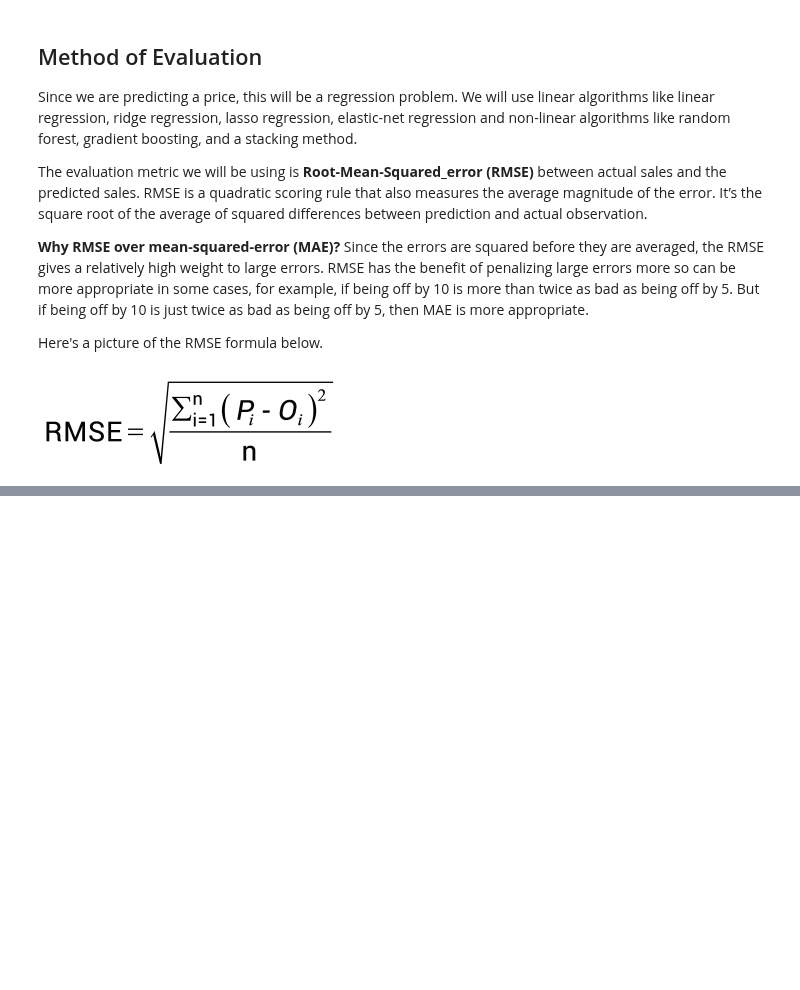
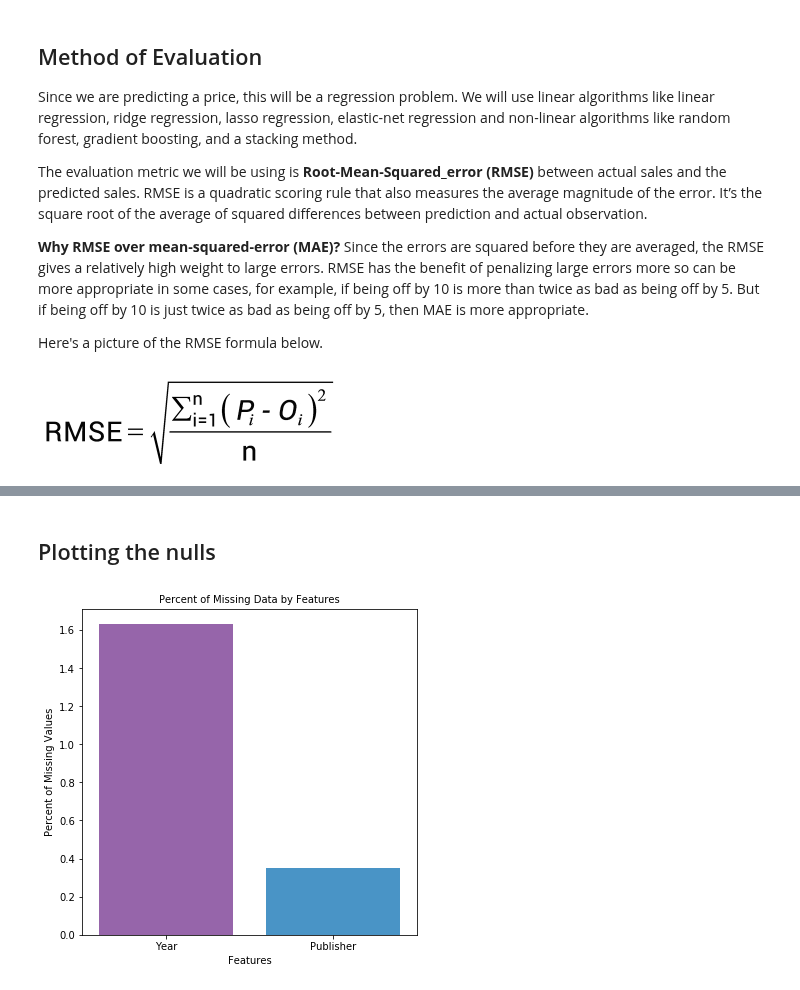
Before and after one commit to davidtnly/Python, a Jupyter notebook: MachineLearning/10-regression-modeling.ipynb, the cells around one changed output, grey strips where cells are left out. Cells and saved outputs as stored; diff of their text form; code cells hidden in the pictures; blank space fills up the shorter version.

```diff
--- a/MachineLearning/10-regression-modeling.ipynb
+++ b/MachineLearning/10-regression-modeling.ipynb
@@ -110,0 +263,15 @@ Image(url, width=300, height=350)
+# %%
+# Split dependent and independent variables
+y = data['NA_Sales']
+X = data.drop(['NA_Sales'], axis=1)
+
+# Shuffle the data and then split the data into train and test sets
+# Method 1: Shuffling - most recommended method to save time; drawback includes list ordering is lost
+# Method 2: Sampling - creates a new shuffled list and returns it rather than disturbing the order of original list
+from sklearn.utils import shuffle
+shuffled_data = shuffle(data).reset_index()
+# %%
+# Split the data into train and test sets
+print('75% of the data size = ', (round(len(data)*0.75, 0)))
+train = shuffled_data[0:12448]
+test = shuffled_data[12448:len(shuffled_data)]
@@ -110,0 +325,14 @@ Image(url, width=300, height=350)
+# %%
+# Get nulls
+null_cols = pd.DataFrame(train.isnull().sum().sort_values(ascending=False), columns=['Null Data Count'])
+null_cols_pct = pd.DataFrame(round(train.isnull().sum().sort_values(ascending=False)*100/len(train), 2), columns=['Null Data Pct'])
+
+# Combine the two dataframes (axis=1) with column names using the keys parameter
+null_cols_df = pd.DataFrame(pd.concat([null_cols, null_cols_pct], axis=1))
+
+# Get null features only
+all_nulls = null_cols_df[null_cols_df['Null Data Pct']>0]
+
+# Print
+print('There are', len(all_nulls), 'columns with missing values.')
+all_nulls
@@ -110,0 +344,19 @@ Image(url, width=300, height=350)
+# %% [markdown]
+## Plotting the nulls
+# %%
+# Create figure space
+fig = plt.figure(figsize=(6, 6))
+
+# Create bar plot
+fig = sns.barplot(x=all_nulls.index,
+                  y='Null Data Pct',
+                  data=all_nulls)
+
+# Set plot features (seaborn we use set methods vs. plt methods for matplotlib)
+plt.xticks(rotation='0')
+plt.xlabel('Features', fontsize=10)
+plt.ylabel('Percent of Missing Values', fontsize=10)
+plt.title('Percent of Missing Data by Features', fontsize=10)
+plt.show()
+# %% [output]
+[figure, added]
```
Also changed, not shown: parts of 26 cells of this notebook.
